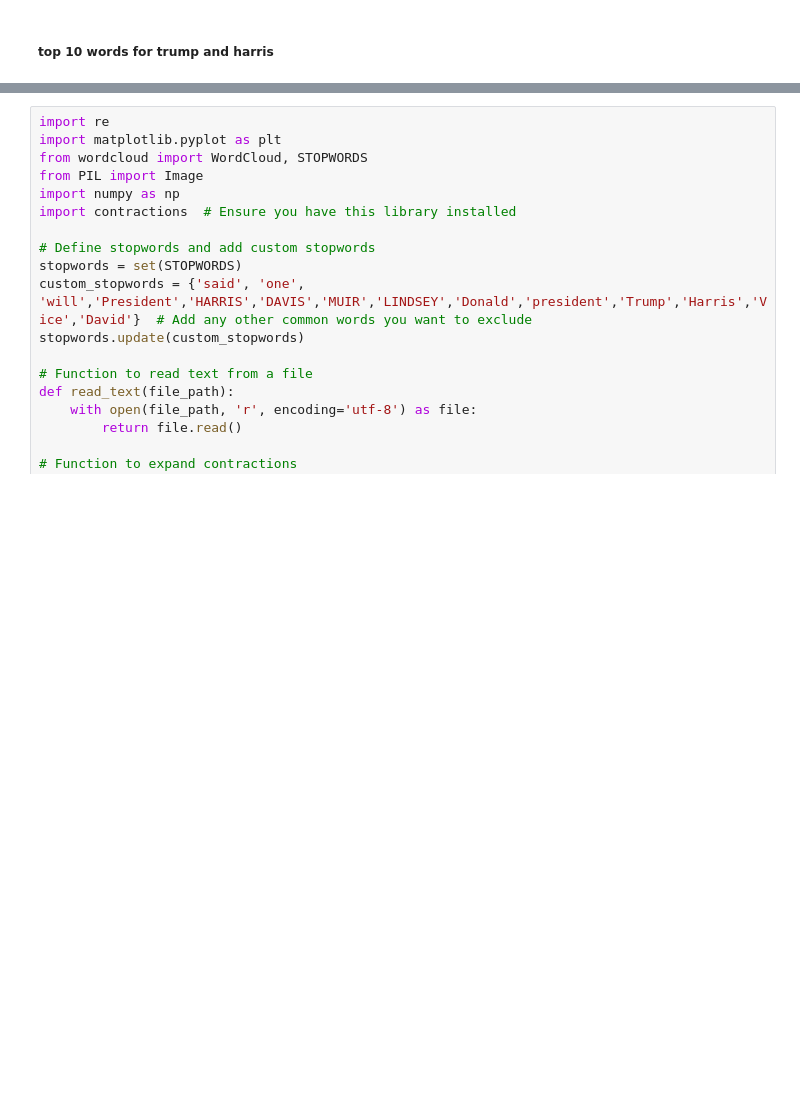
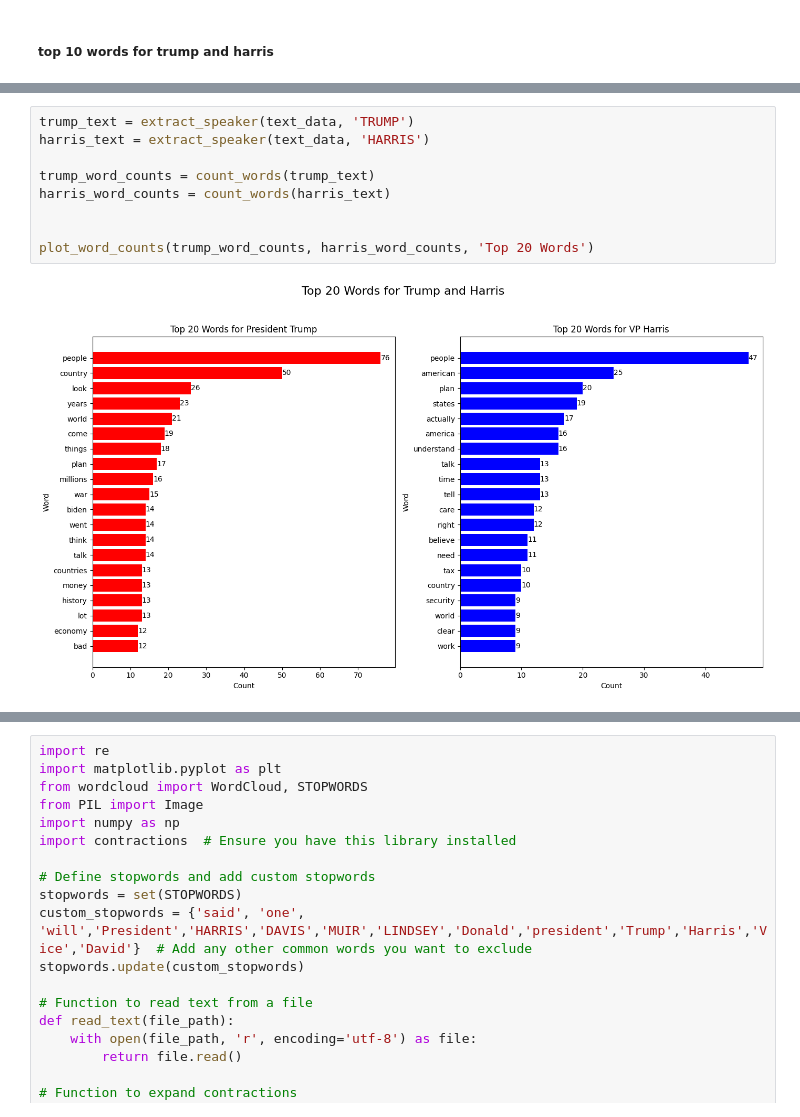
Before and after one commit to soham-bhagwat/Data-Analysis-EDA, a Jupyter notebook: presidential_debate.ipynb, the cells around one changed output, grey strips where cells are left out. Drawn from its saved outputs; the diff is of its cells as text; blank space fills up the shorter version.

```diff
--- a/presidential_debate.ipynb
+++ b/presidential_debate.ipynb
@@ -122,0 +206,11 @@ plot_wordcloud(text_data, 'Word Cloud for Debate')
+# %%
+trump_text = extract_speaker(text_data, 'TRUMP')
+harris_text = extract_speaker(text_data, 'HARRIS')
+
+trump_word_counts = count_words(trump_text)
+harris_word_counts = count_words(harris_text)
+
+
+plot_word_counts(trump_word_counts, harris_word_counts, 'Top 20 Words')
+# %% [output]
+[figure, added]
```
Also changed, not shown: parts of 14 cells of this notebook.
